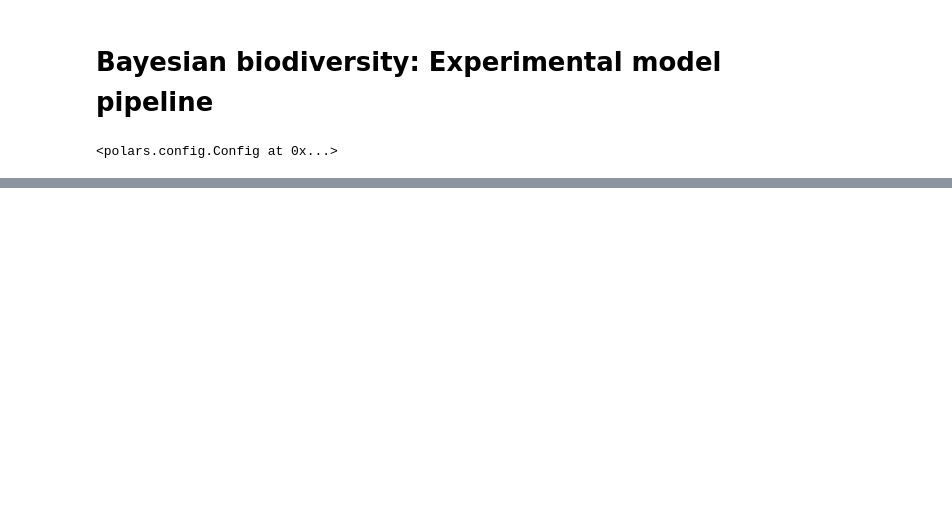
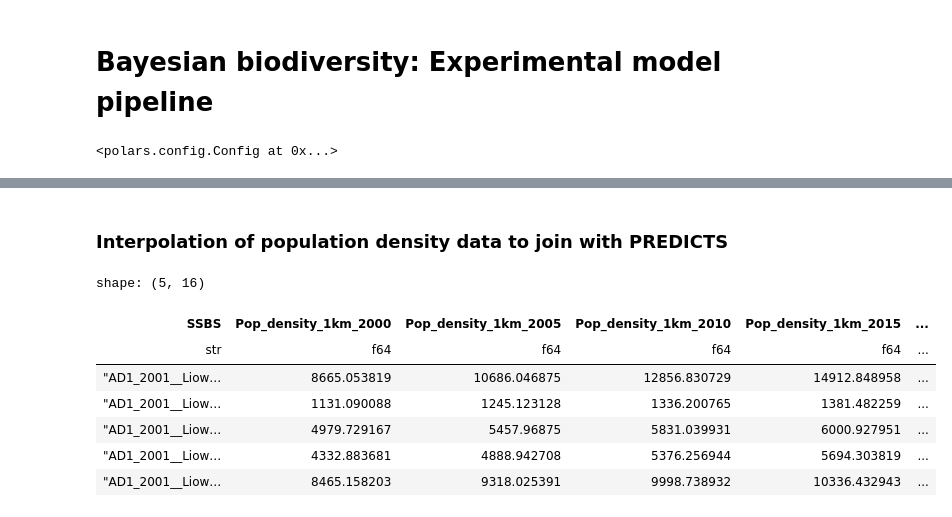
Before and after one commit to j-nystrom/biodiversity-impacts, a Jupyter notebook: notebooks/model_pipeline.ipynb, the cells around one changed output, grey strips where cells are left out. Drawn from its saved outputs; the diff is of its cells as text; code cells hidden in the pictures; blank space fills up the shorter version.

```diff
--- a/notebooks/model_pipeline.ipynb
+++ b/notebooks/model_pipeline.ipynb
@@ -17,0 +28,3 @@ pl.Config(tbl_cols=50)
+# %%
+# Load population density data
+df_pop_density = pl.read_parquet("../../data/GPW/output/pop_density.parquet")
@@ -21,0 +122,13 @@ df_predicts = pl.read_csv("../../data/PREDICTS/merged_data.csv")
+# %% [markdown]
+### Interpolation of population density data to join with PREDICTS
+# %%
+df_pop_density.head()
+# %% [output]
+shape: (5, 16)
+| SSBS | Pop_density_1km_2000 | Pop_density_1km_2005 | Pop_density_1km_2010 | Pop_density_1km_2015 | ... |
+| str | f64 | f64 | f64 | f64 | ... |
+| "AD1_2001__Liow… | 8665.053819 | 10686.046875 | 12856.830729 | 14912.848958 | ... |
+| "AD1_2001__Liow… | 1131.090088 | 1245.123128 | 1336.200765 | 1381.482259 | ... |
+| "AD1_2001__Liow… | 4979.729167 | 5457.96875 | 5831.039931 | 6000.927951 | ... |
+| "AD1_2001__Liow… | 4332.883681 | 4888.942708 | 5376.256944 | 5694.303819 | ... |
+| "AD1_2001__Liow… | 8465.158203 | 9318.025391 | 9998.738932 | 10336.432943 | ... |
```
Also changed, not shown: parts of 25 cells of this notebook.
